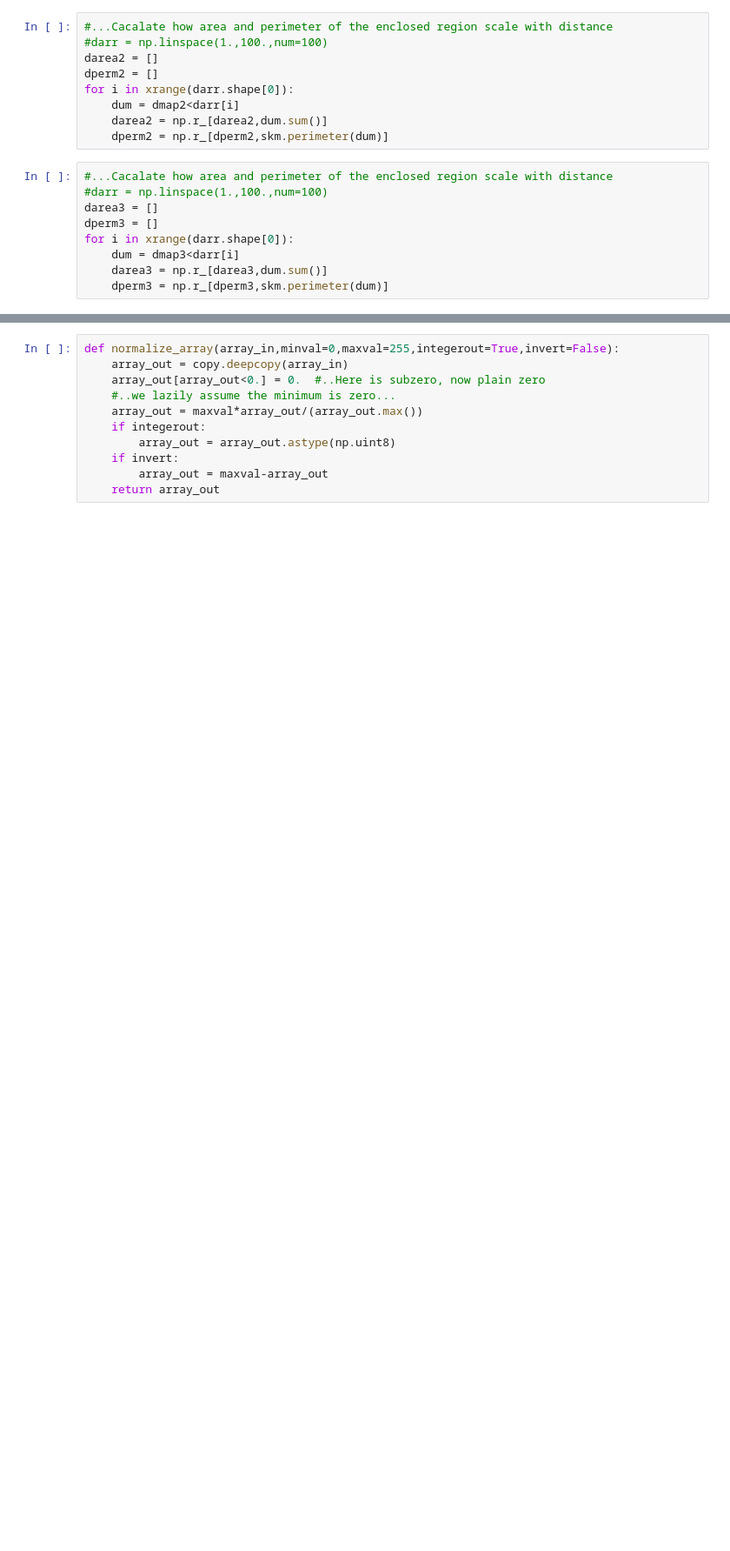
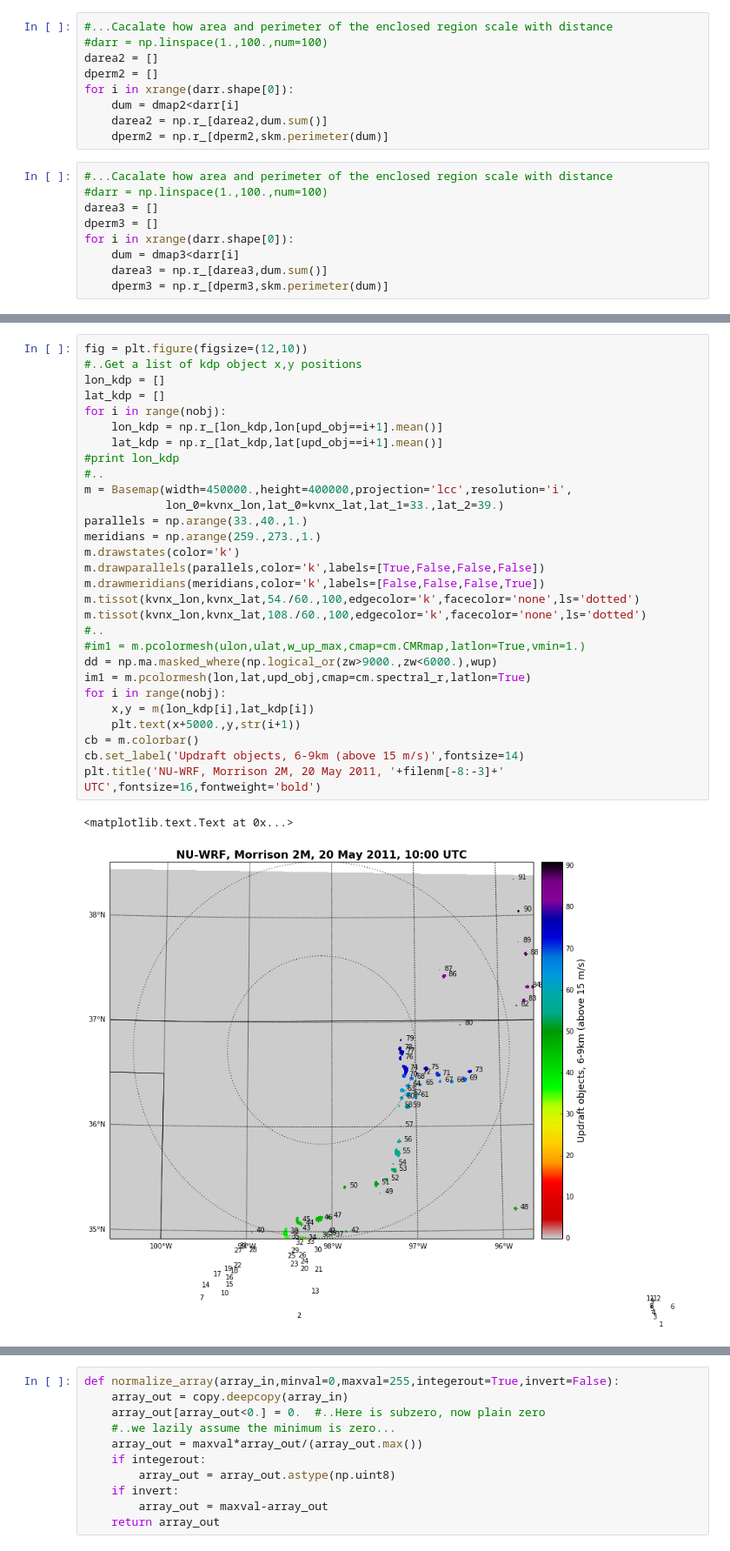
Before and after one commit to mvanlierwalq/IPy_NB_Public, a Jupyter notebook: test_spatial_statistics.ipynb, the cells around one changed output, grey strips where cells are left out. Shown: that part at 87% size. Cells and saved outputs as stored; diff of their text form; blank space fills up the shorter version.

```diff
--- a/test_spatial_statistics.ipynb
+++ b/test_spatial_statistics.ipynb
@@ -218,0 +423,32 @@ for i in xrange(darr.shape[0]):
+# %%
+fig = plt.figure(figsize=(12,10))
+#..Get a list of kdp object x,y positions
+lon_kdp = []
+lat_kdp = []
+for i in range(nobj):
+    lon_kdp = np.r_[lon_kdp,lon[upd_obj==i+1].mean()]
+    lat_kdp = np.r_[lat_kdp,lat[upd_obj==i+1].mean()]
+#print lon_kdp
+#..
+m = Basemap(width=450000.,height=400000,projection='lcc',resolution='i',
+            lon_0=kvnx_lon,lat_0=kvnx_lat,lat_1=33.,lat_2=39.)
+parallels = np.arange(33.,40.,1.)
+meridians = np.arange(259.,273.,1.)
+m.drawstates(color='k')
+m.drawparallels(parallels,color='k',labels=[True,False,False,False])
+m.drawmeridians(meridians,color='k',labels=[False,False,False,True])
+m.tissot(kvnx_lon,kvnx_lat,54./60.,100,edgecolor='k',facecolor='none',ls='dotted')
+m.tissot(kvnx_lon,kvnx_lat,108./60.,100,edgecolor='k',facecolor='none',ls='dotted')
+#..
+#im1 = m.pcolormesh(ulon,ulat,w_up_max,cmap=cm.CMRmap,latlon=True,vmin=1.)
+dd = np.ma.masked_where(np.logical_or(zw>9000.,zw<6000.),wup)
+im1 = m.pcolormesh(lon,lat,upd_obj,cmap=cm.spectral_r,latlon=True)
+for i in range(nobj):
+    x,y = m(lon_kdp[i],lat_kdp[i])
+    plt.text(x+5000.,y,str(i+1))
+cb = m.colorbar()
+cb.set_label('Updraft objects, 6-9km (above 15 m/s)',fontsize=14)
+plt.title('NU-WRF, Morrison 2M, 20 May 2011, '+filenm[-8:-3]+' UTC',fontsize=16,fontweight='bold')
+# %% [output]
+<matplotlib.text.Text at 0x...>
+[figure, added]
```
Also changed, not shown: parts of 15 cells of this notebook.
